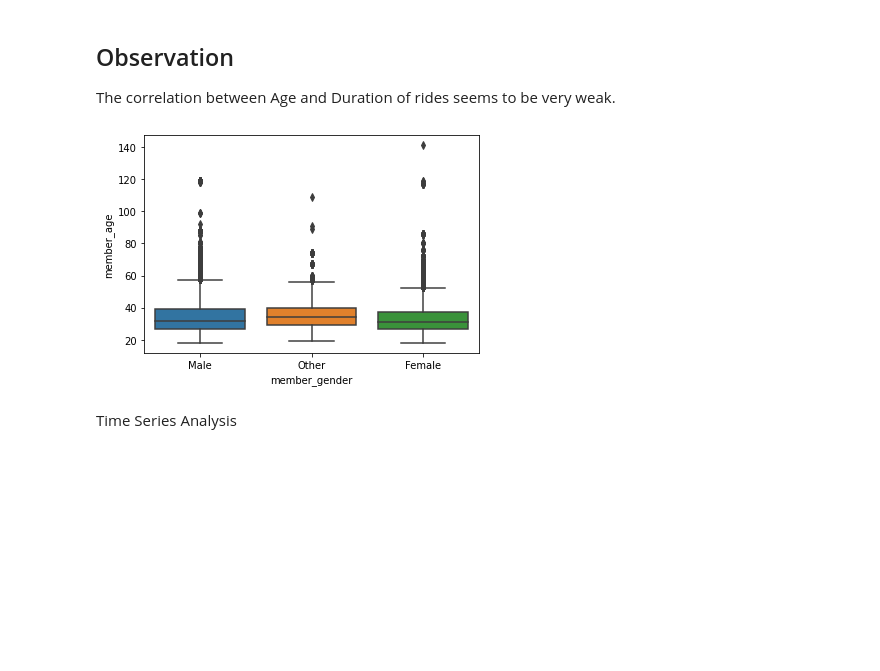
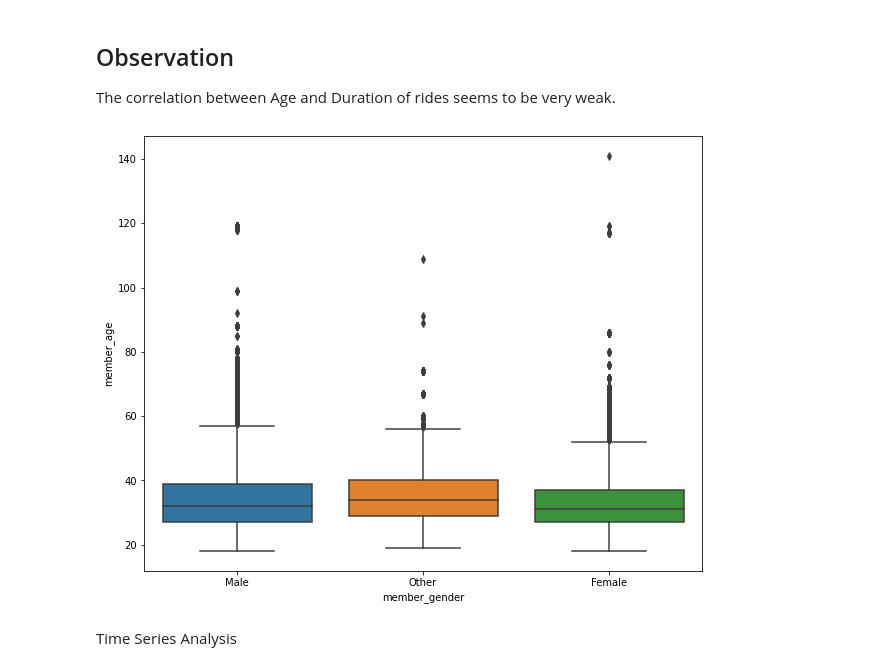
Before and after one commit to sibanda1989/udacity-viz-project, a Jupyter notebook: DataVizHS150922BikeData_v2.ipynb, the cells around one changed output. Drawn from its saved outputs; the diff is of its cells as text; code cells hidden in the pictures; blank space fills up the shorter version.

```diff
--- a/DataVizHS150922BikeData_v2.ipynb
+++ b/DataVizHS150922BikeData_v2.ipynb
@@ -641,13 +750,14 @@ sns.scatterplot(
 
 The correlation between Age and Duration of rides seems to be very weak.
 # %%
+plt.figure(figsize=(10, 8))
 sns.boxplot(
     data = bike_clean,
     x = 'member_gender',
     y = 'member_age'
 );
 # %% [output]
-[figure, old version]
+[figure, new version]
 # %% [markdown]
 Time Series Analysis
 # %%
```
Also changed, not shown: parts of 35 cells of this notebook, 1 other file.
